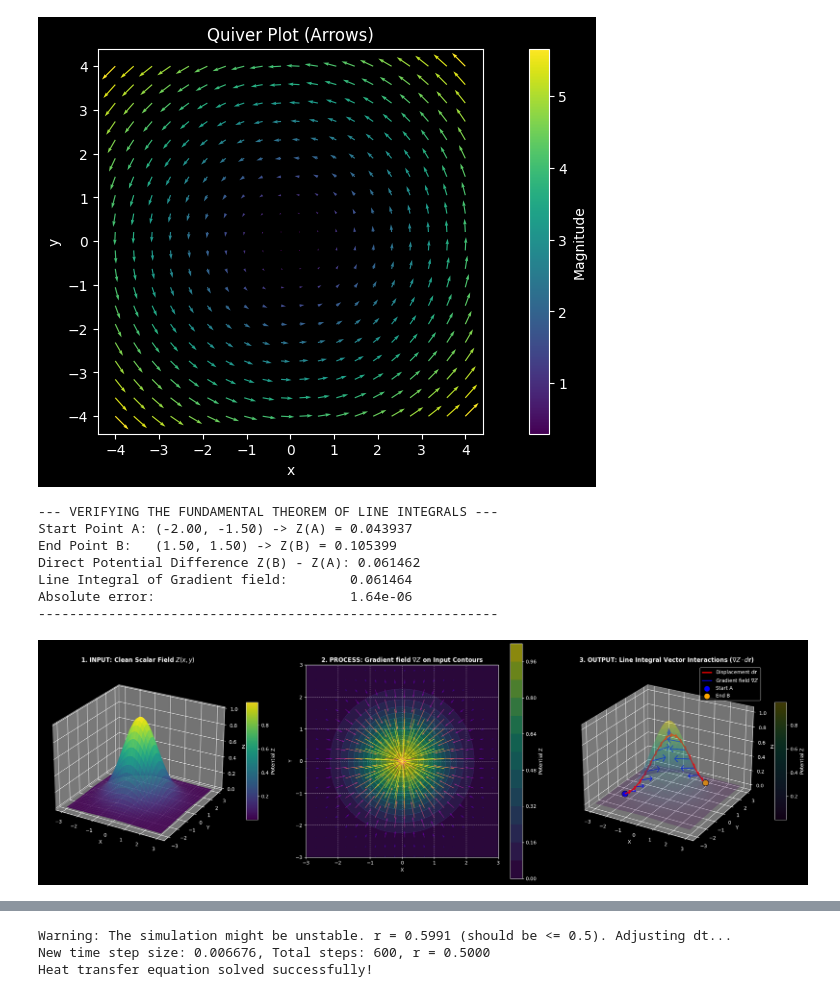
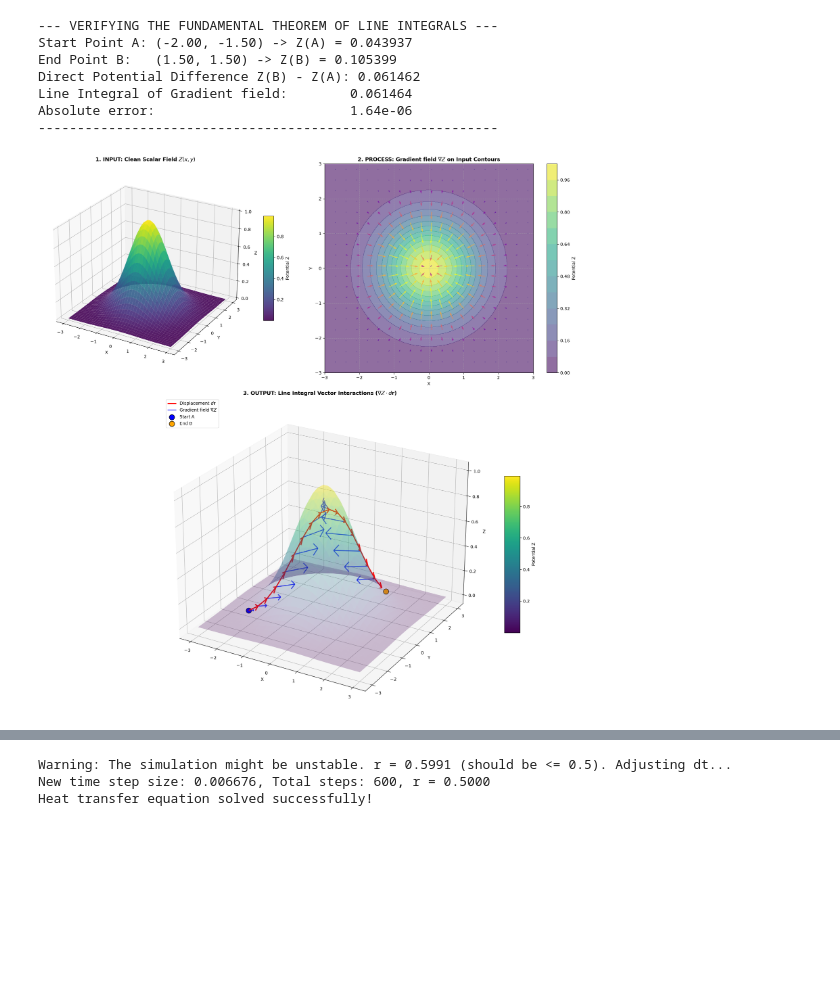
Before and after one commit to agugun/axscnt-notebook, a Jupyter notebook: Vector_Calculus_Basic.ipynb, the cells around one changed output, grey strips where cells are left out. Cells and saved outputs as stored; diff of their text form; code cells hidden in the pictures; blank space fills up the shorter version.

```diff
--- a/Vector_Calculus_Basic.ipynb
+++ b/Vector_Calculus_Basic.ipynb
@@ -1,37 +1,5 @@
 # %% [markdown]
 <a href="https://colab.research.google.com/github/agugun/axscnt-notebook/blob/main/Vector_Calculus_Basic.ipynb" target="_parent"><img src="https://colab.research.google.com/assets/colab-badge.svg" alt="Open In Colab"/></a>
-# %%
-# basic vector field. generate mesh grid and showing using uiver plot with magnitude.
-# implement also matrix parameterization which u and v use x and y as parameter.
-
-import matplotlib.pyplot as plt
-import numpy as np
-
-# Create a 20x20 grid
-x = np.linspace(-4, 4, 20)
-y = np.linspace(-4, 4, 20)
-X, Y = np.meshgrid(x, y)
-
-# Define vector field: F(x, y) = (-y, x)
-U = -Y
-V = X
-
-# Calculate vector magnitude for color mapping
-magnitude = np.hypot(U, V)
-
-plt.figure(figsize=(12, 5))
-
-# Quiver Plot (Arrows)
-q = plt.quiver(X, Y, U, V, magnitude, cmap='viridis')
-plt.title('Quiver Plot (Arrows)')
-plt.xlabel('x')
-plt.ylabel('y')
-plt.gca().set_aspect('equal')
-plt.colorbar(q, label='Magnitude')
-
-plt.show()
-# %% [output]
-[figure, removed]
 # %%
 # Connect gradient with line integrals: The Fundamental Theorem of Line Integrals
 # Restructured to show Input, Process, and Output with interacting field and displacement vectors
@@ -81,11 +49,12 @@ print(f"Line Integral of Gradient field:        {line_integral:.6f}")
 print(f"Absolute error:                         {abs(line_integral - potential_difference):.2e}")
 print("-----------------------------------------------------------")
 
-# 3. Build a three-panel visualization
-fig = plt.figure(figsize=(22, 7))
+# 3. Build a two-row visualization: Input & Process on top, Output across the bottom
+fig = plt.figure(figsize=(18, 18))
+gs = fig.add_gridspec(2, 2, height_ratios=[1, 1.5])
 
 # --- Panel 1: INPUT (Clean Scalar Potential Surface) ---
-ax1 = fig.add_subplot(1, 3, 1, projection='3d')
+ax1 = fig.add_subplot(gs[0, 0], projection='3d')
 surf = ax1.plot_surface(X, Y, Z, cmap='viridis', alpha=0.9, edgecolor='none')
 ax1.set_title('1. INPUT: Clean Scalar Field $Z(x, y)$', fontsize=12, fontweight='bold')
 ax1.set_xlabel('X')
@@ -95,12 +64,12 @@ ax1.view_init(elev=25, azim=-60)
 fig.colorbar(surf, ax=ax1, shrink=0.5, aspect=10, label='Potential Z')
 
 # --- Panel 2: PROCESS (Gradient Overlying Input Potential) ---
-ax2 = fig.add_subplot(1, 3, 2)
+ax2 = fig.add_subplot(gs[0, 1])
 contours_proc = ax2.contourf(X, Y, Z, levels=15, cmap='viridis', alpha=0.6)
 step = 2
 magnitude = np.hypot(dZ_dx, dZ_dy)
 quiv_proc = ax2.quiver(X[::step, ::step], Y[::step, ::step], dZ_dx[::step, ::step], dZ_dy[::step, ::step],
-                       magnitude[::step, ::step], cmap='plasma', scale=4, width=0.003, alpha=0.8)
+                       magnitude[::step, ::step], cmap='plasma', scale_units='xy', scale=2, width=0.003, alpha=0.8)
 ax2.set_title('2. PROCESS: Gradient field $\\nabla Z$ on Input Contours', fontsize=12, fontweight='bold')
 ax2.set_xlabel('X')
 ax2.set_ylabel('Y')
@@ -109,7 +78,7 @@ ax2.grid(True, linestyle='--', alpha=0.5)
 fig.colorbar(contours_proc, ax=ax2, label='Potential Z')
 
 # --- Panel 3: OUTPUT (3D Path Integration showing F and dr Vectors) ---
-ax3 = fig.add_subplot(1, 3, 3, projection='3d')
+ax3 = fig.add_subplot(gs[1, :], projection='3d')
 surf_out = ax3.plot_surface(X, Y, Z, cmap='viridis', alpha=0.25, edgecolor='none')
 
 # Subsample the path to show clear, non-overlapping vector arrows
@@ -134,36 +103,39 @@ pg_z = np.zeros_like(pg_x) # Keep field vectors flat or tangent for visual clari
 ax3.quiver(px_coarse[:-1], py_coarse[:-1], pz_coarse[:-1],
            dr_x, dr_y, dr_z,
            color='red', arrow_length_ratio=0.3, linewidth=2.5, pivot='tail', label='Displacement $d\\mathbf{r}$')
 
 # Plot the field gradient vectors (F) in Blue/Cyan acting at those same points
 scale_factor = 1.5 # Scale up gradient arrows for visibility
 ax3.quiver(px_coarse[:-1], py_coarse[:-1], pz_coarse[:-1],
            pg_x * scale_factor, pg_y * scale_factor, pg_z,
            color='blue', arrow_length_ratio=0.2, linewidth=2.0, pivot='tail', alpha=0.8, label='Gradient field $\\nabla Z$')
 
 # Mark 3D endpoints A and B
 ax3.scatter([path_x[0]], [path_y[0]], [Z_A], color='blue', s=150, edgecolor='black', zorder=15, label='Start A')
 ax3.scatter([path_x[-1]], [path_y[-1]], [Z_B], color='orange', s=150, edgecolor='black', zorder=15, label='End B')
 
 ax3.set_title('3. OUTPUT: Line Integral Vector Interactions ($\\nabla Z \\cdot d\\mathbf{r}$)', fontsize=12, fontweight='bold')
 ax3.set_xlabel('X')
 ax3.set_ylabel('Y')
 ax3.set_zlabel('Z')
 ax3.view_init(elev=25, azim=-60)
-ax3.legend(loc='upper right')
-fig.colorbar(surf_out, ax=ax3, shrink=0.5, aspect=10, label='Potential Z')
+ax3.set_box_aspect(None, zoom=1.05)
+ax3.legend(loc='upper left')
+# Opaque colorbar (the surface itself is drawn faint at alpha=0.25)
+sm = plt.cm.ScalarMappable(cmap='viridis', norm=surf_out.norm)
+fig.colorbar(sm, ax=ax3, shrink=0.5, aspect=10, label='Potential Z')
 
 plt.tight_layout()
 plt.show()
 # %% [output]
 --- VERIFYING THE FUNDAMENTAL THEOREM OF LINE INTEGRALS ---
 Start Point A: (-2.00, -1.50) -> Z(A) = 0.043937
 End Point B:   (1.50, 1.50) -> Z(B) = 0.105399
 Direct Potential Difference Z(B) - Z(A): 0.061462
 Line Integral of Gradient field:        0.061464
 Absolute error:                         1.64e-06
 -----------------------------------------------------------
-[figure, old version]
+[figure, new version]
 # %%
 # Connecting Divergence with Volume/Area Integrals (The Divergence Theorem)
 
```
Also changed, not shown: parts of 7 cells of this notebook, 1 other file.
